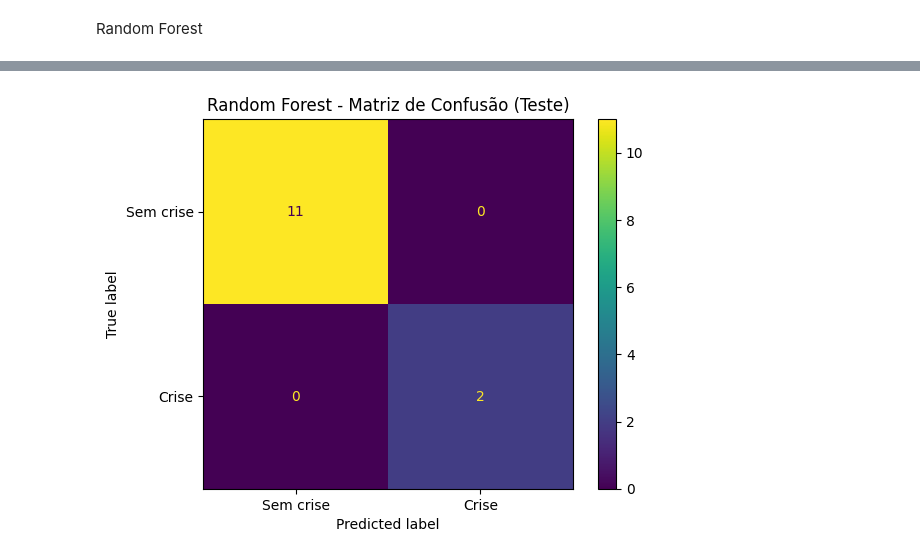
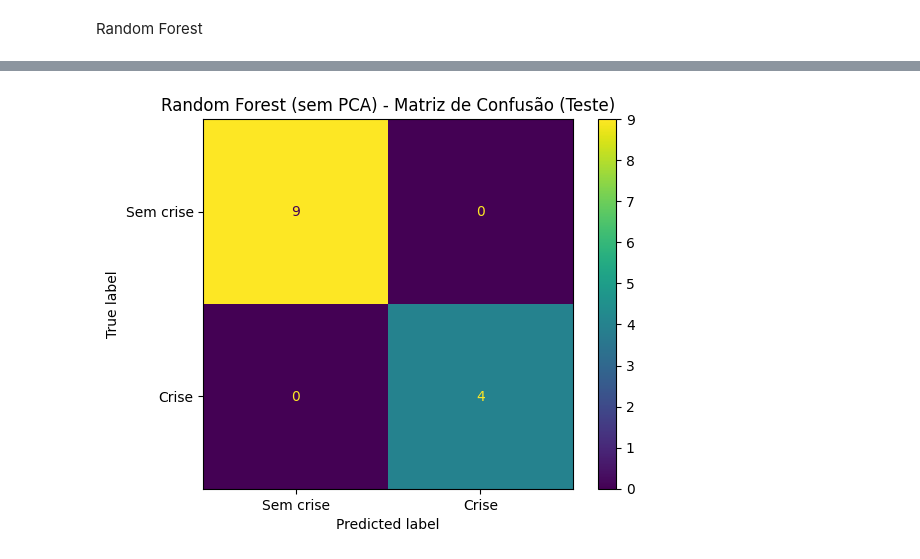
Before and after one commit to tcc-financial-crisis/clusterizacao, a Jupyter notebook: sprint1.ipynb, the cells around one changed output, grey strips where cells are left out. Cells and saved outputs as stored; diff of their text form; code cells hidden in the pictures.

```diff
--- a/sprint1.ipynb
+++ b/sprint1.ipynb
@@ -38,15 +50,23 @@ Divisão entre dados de treino e teste
 # %%
 from sklearn.model_selection import train_test_split
 
-X = df_pca[features]
-y = df_pca["crisis_next_12m"]
+X_no_pca = df_no_pca[features]
+X_pca = df_pca[["pca_1", "pca_2"]]
+y = df_no_pca["crisis_next_12m"]
 
-X_train, X_test, y_train, y_test = train_test_split(
-    X,
+X_train_no_pca, X_test_no_pca, y_train_no_pca, y_test_no_pca = train_test_split(
+    X_no_pca,
     y,
     test_size=0.3,
     random_state=42
 )
+
+X_train_pca, X_test_pca, y_train_pca, y_test_pca = train_test_split(
+    X_pca,
+    y,
+    test_size=0.3,
+    random_state=42
+)
 # %% [markdown]
 Função base de treino, teste e plot dos modelos
 # %%
@@ -299,7 +431,7 @@ import matplotlib.pyplot as plt
 
 # ===== GRID DE HIPERPARÂMETROS =====
 param_grid = {
-    "n_estimators": [1],
+    "n_estimators": [100, 200, 300],
     "max_depth": [None, 5, 10],
     "min_samples_split": [2, 5],
     "min_samples_leaf": [1, 2],
@@ -309,50 +441,87 @@ param_grid = {
 # ===== MODELO BASE =====
 rf = RandomForestClassifier(random_state=42)
 
-# ===== GRID SEARCH =====
-grid = GridSearchCV(
+# ===== TREINAR SEM PCA =====
+grid_no_pca = GridSearchCV(
     rf,
     param_grid,
     cv=5,
     scoring="f1",
     n_jobs=-1
 )
+grid_no_pca.fit(X_train_no_pca, y_train_no_pca)
 
-# ===== TREINAR =====
-grid.fit(X_train, y_train)
+best_rf_no_pca = grid_no_pca.best_estimator_
 
-# ===== MELHOR MODELO =====
-best_rf = grid.best_estimator_
+print("Melhores parâmetros (sem PCA):")
+print(grid_no_pca.best_params_)
 
-print("Melhores parâmetros:")
-print(grid.best_params_)
-
-# ===== AVALIAÇÃO =====
 avaliar_modelo(
-    best_rf,
-    X_train,
-    X_test,
-    y_train,
-    y_test,
-    nome_modelo="Random Forest"
+    best_rf_no_pca,
+    X_train_no_pca,
+    X_test_no_pca,
+    y_train_no_pca,
+    y_test_no_pca,
+    nome_modelo="Random Forest (sem PCA)"
 )
 
-# ===== FEATURE IMPORTANCE =====
-importances = best_rf.feature_importances_
+importances = best_rf_no_pca.feature_importances_
 
 df_importance = pd.DataFrame({
     "feature": features,
     "importance": importances
 }).sort_values(by="importance", ascending=False)
 
-print("\nImportância das variáveis:")
+print("\nImportância das variáveis (sem PCA):")
 print(df_importance)
 
 plt.figure()
 plt.barh(df_importance["feature"], df_importance["importance"])
 plt.gca().invert_yaxis()
-plt.title("Importância das Variáveis - Random Forest")
+plt.title("Importância das Variáveis - Random Forest (sem PCA)")
 plt.xlabel("Importância")
 plt.ylabel("Feature")
 plt.show()
+
+# ===== TREINAR COM PCA =====
+grid_pca = GridSearchCV(
+    rf,
+    param_grid,
+    cv=5,
+    scoring="f1",
+    n_jobs=-1
+)
+grid_pca.fit(X_train_pca, y_train_pca)
+
+best_rf_pca = grid_pca.best_estimator_
+
+print("Melhores parâmetros (PCA):")
+print(grid_pca.best_params_)
+
+avaliar_modelo(
+    best_rf_pca,
+    X_train_pca,
+    X_test_pca,
+    y_train_pca,
+    y_test_pca,
+    nome_modelo="Random Forest (PCA)"
+)
+
+importances_pca = best_rf_pca.feature_importances_
+
+df_importance_pca = pd.DataFrame({
+    "feature": ["pca_1", "pca_2"],
+    "importance": importances_pca
+}).sort_values(by="importance", ascending=False)
+
+print("\nImportância das componentes PCA:")
+print(df_importance_pca)
+
+plt.figure()
+plt.barh(df_importance_pca["feature"], df_importance_pca["importance"])
+plt.gca().invert_yaxis()
+plt.title("Importância das Componentes PCA - Random Forest")
+plt.xlabel("Importância")
+plt.ylabel("Feature")
+plt.show()
 # %% [output]
@@ -374 +543 @@ weighted avg       1.00      1.00      1.00        13
-[figure, old version]
+[figure, new version]
```
Also changed, not shown: parts of 5 cells of this notebook.
